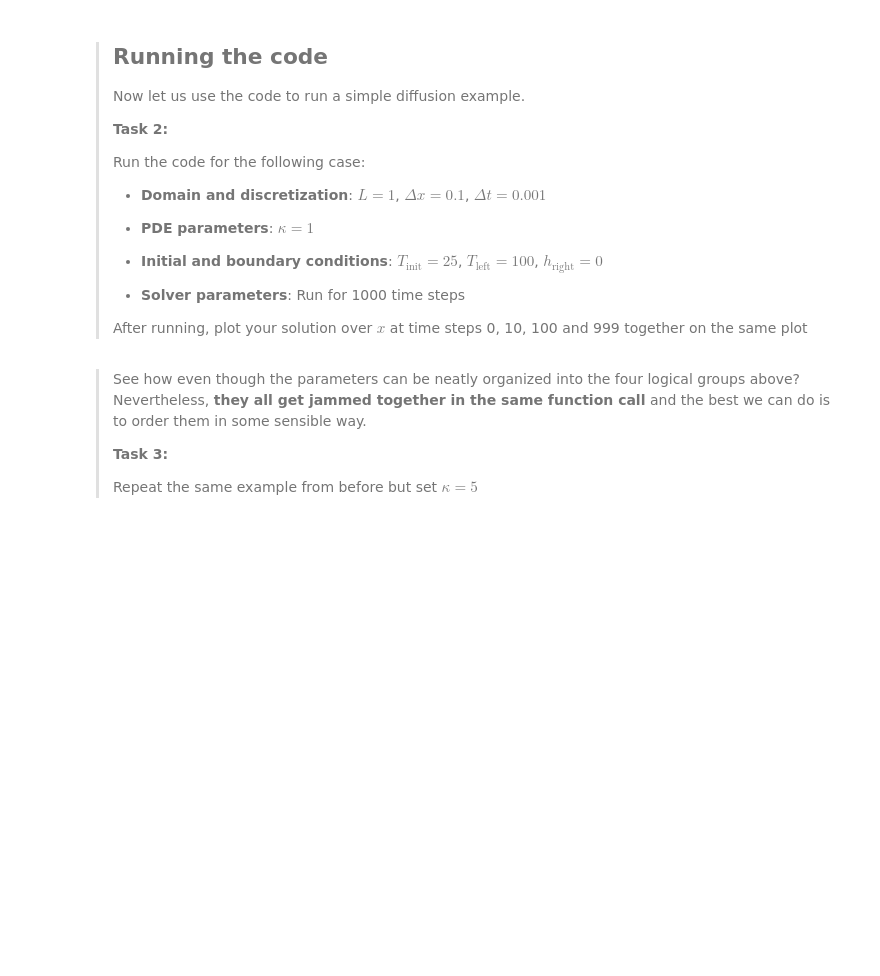
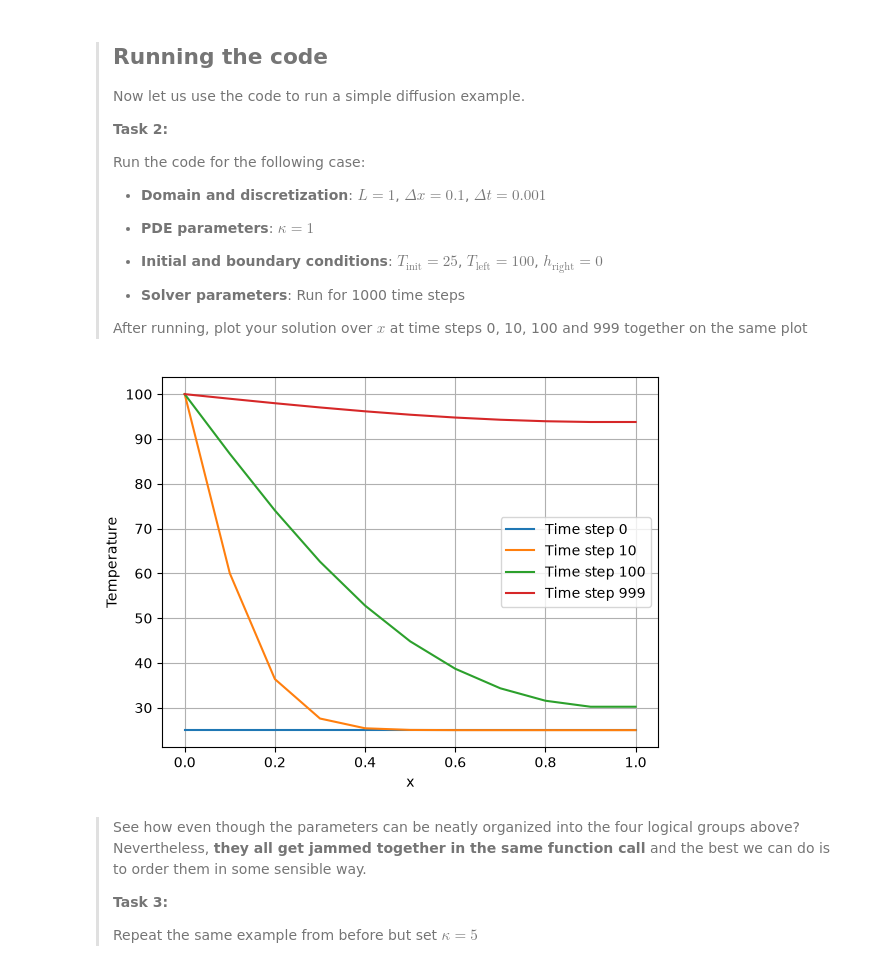
Before and after one commit to Robinjovl/PA2.1, a Jupyter notebook: 1_functional.ipynb, the cells around one changed output. Drawn from its saved outputs; the diff is of its cells as text; code cells hidden in the pictures; blank space fills up the shorter version.

```diff
--- a/1_functional.ipynb
+++ b/1_functional.ipynb
@@ -31,19 +31,19 @@ def run_diffusion(
     T = np.zeros((n_steps,nx))
 
     # temperature field at t=0
-    T[0,:] = # YOUR_CODE_LINE_HERE
+    T[0,:] = T_init
 
     # loop through time
     for n in range(n_steps-1):
         # solution on the left
-        T[n+1,0] = # YOUR_CODE_LINE_HERE
+        T[n+1,0] = T_left
 
         # solution in the interior
         for m in range(1,nx-1):
-            # YOUR_CODE_LINE_HERE
+            T[n+1,m] = T[n,m] + kappa*dt/dx/dx*(T[n,m+1]-2*T[n,m]+T[n,m-1])
 
         # solution on the right
-        T[n+1,-1] = # YOUR_CODE_LINE_HERE
+        T[n+1,-1] = T[n+1,-2] + h_right*dx/kappa
 
     return x, T
 # %% [markdown]
@@ -72,3 +66,27 @@ x,T = # YOUR_CODE_LINE_HERE
+# %%
+# run the solver
+x,T = run_diffusion(
+    L=1.0,
+    dx=0.1,
+    dt=0.001,
+    kappa=1,
+    T_init=25.0,
+    T_left=100.0,
+    h_right=-0.0,
+    n_steps=1000
+)
+
+# plot the solution
+for n in [0, 10, 100, 999]:
+    plt.plot(x, T[n, :], label=f"Time step {n}")
+
+plt.xlabel("x")
+plt.ylabel("Temperature")
+plt.legend()
+plt.grid(True)
+plt.show()
+# %% [output]
+[figure, added]
 # %% [markdown]
 > See how even though the parameters can be neatly organized into the four logical groups above? Nevertheless, **they all get jammed together in the same function call** and the best we can do is to order them in some sensible way.
 >
```
Also changed, not shown: parts of 7 cells of this notebook, 1 other file.
